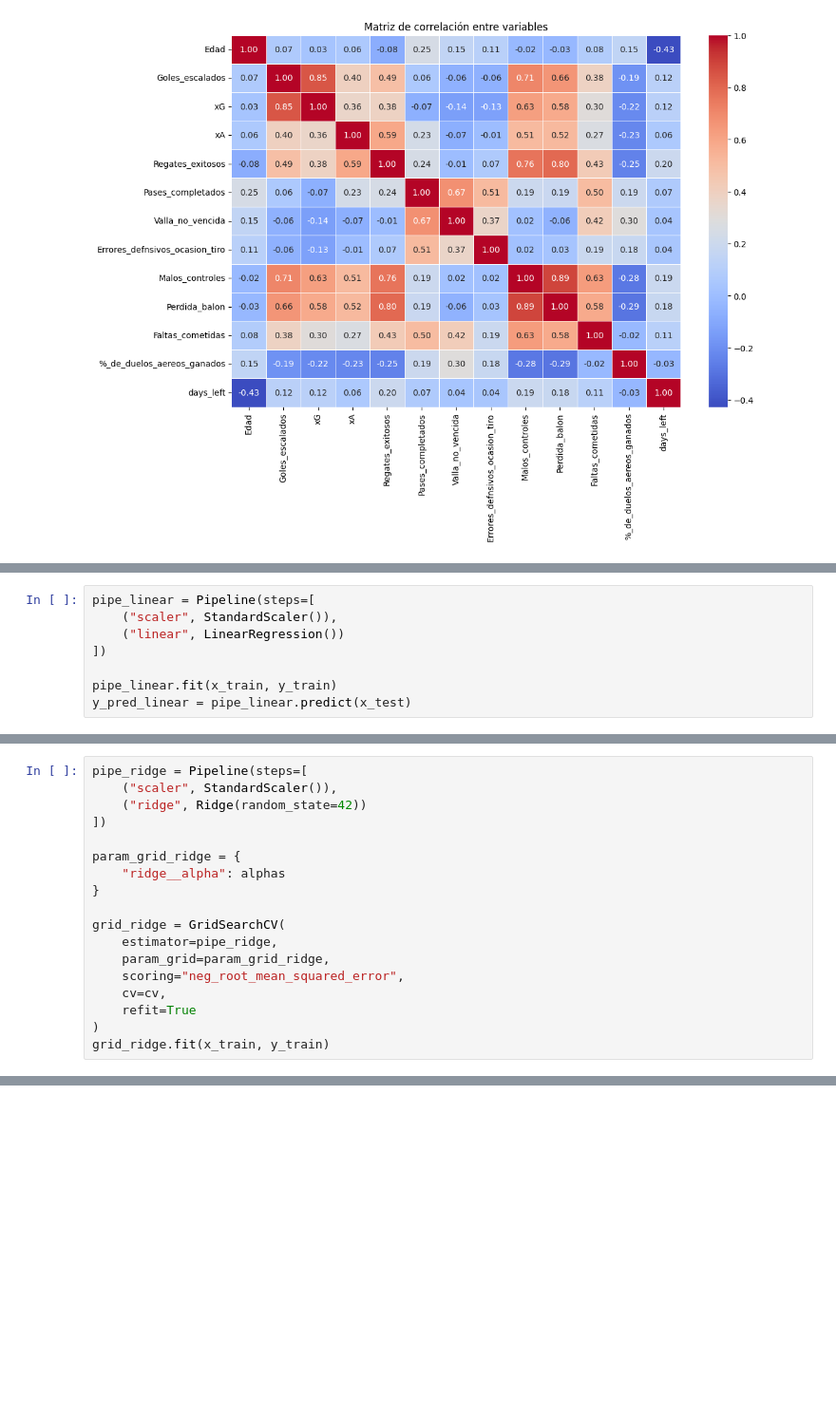
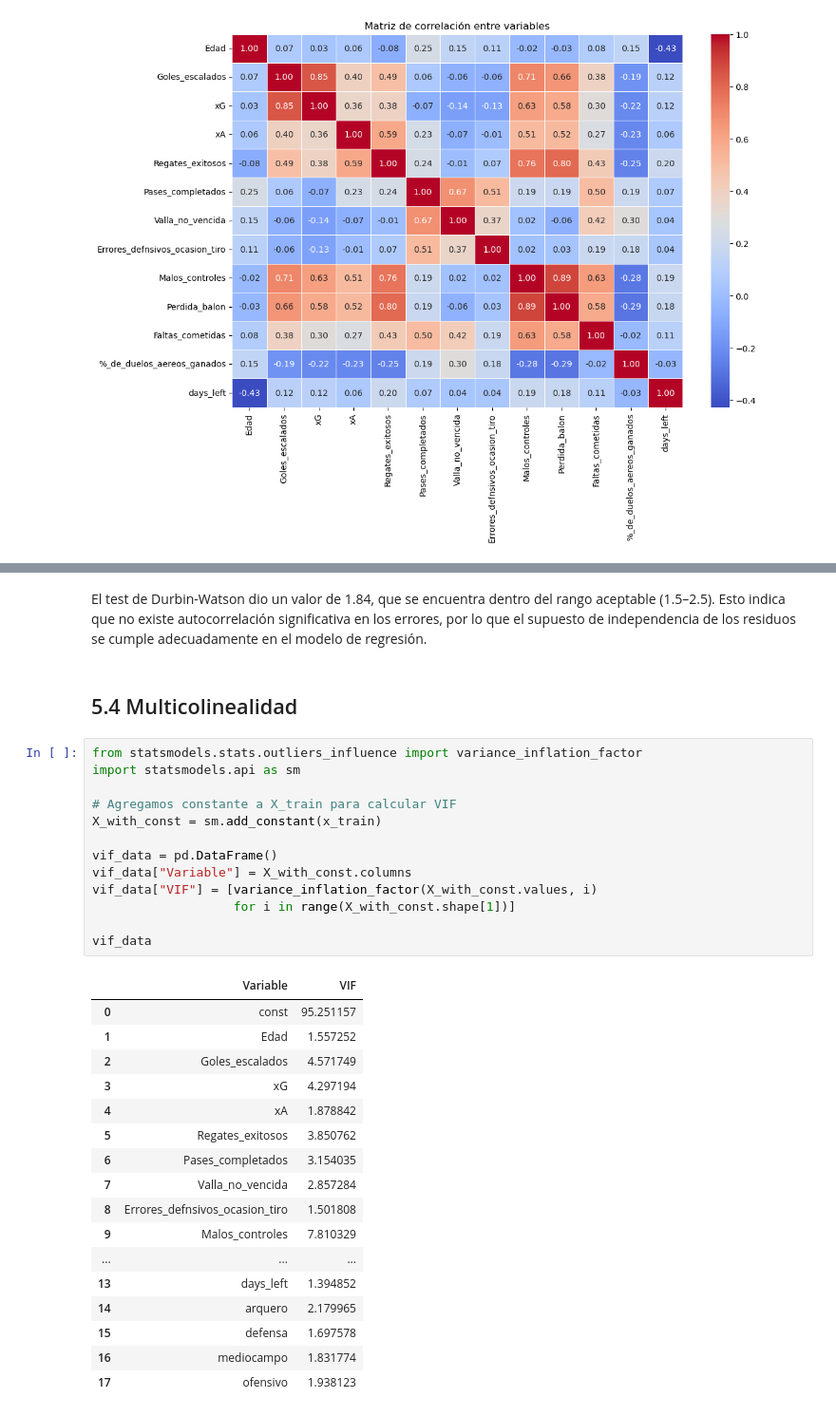
Before and after one commit to aneira3/Laboratorio1_BI, a Jupyter notebook: lab/lab1.ipynb, the cells around one changed output, grey strips where cells are left out. Shown at 95% size. Cells and saved outputs as stored; diff of their text form; blank space fills up the shorter version.

```diff
--- a/lab/lab1.ipynb
+++ b/lab/lab1.ipynb
@@ -639,8 +631,0 @@ cv = 5
-# %%
-pipe_linear = Pipeline(steps=[
-    ("scaler", StandardScaler()),
-    ("linear", LinearRegression())
-])
-
-pipe_linear.fit(x_train, y_train)
-y_pred_linear = pipe_linear.predict(x_test)
@@ -682,18 +631,0 @@ GridSearchCV(cv=5,
-# %%
-pipe_ridge = Pipeline(steps=[
-    ("scaler", StandardScaler()),
-    ("ridge", Ridge(random_state=42))
-])
-
-param_grid_ridge = {
-    "ridge__alpha": alphas
-}
-
-grid_ridge = GridSearchCV(
-    estimator=pipe_ridge,
-    param_grid=param_grid_ridge,
-    scoring="neg_root_mean_squared_error",
-    cv=cv,
-    refit=True
-)
-grid_ridge.fit(x_train, y_train)
@@ -912,0 +696,35 @@ Modelos guardados: linear, lasso, ridge pipelines + info
+# %% [markdown]
+El test de Durbin-Watson dio un valor de 1.84, que se encuentra dentro del rango aceptable (1.5–2.5). Esto indica que no existe autocorrelación significativa en los errores, por lo que el supuesto de independencia de los residuos se cumple adecuadamente en el modelo de regresión.
+# %% [markdown]
+## 5.4 Multicolinealidad
+# %%
+from statsmodels.stats.outliers_influence import variance_inflation_factor
+import statsmodels.api as sm
+
+# Agregamos constante a X_train para calcular VIF
+X_with_const = sm.add_constant(x_train)
+
+vif_data = pd.DataFrame()
+vif_data["Variable"] = X_with_const.columns
+vif_data["VIF"] = [variance_inflation_factor(X_with_const.values, i)
+                   for i in range(X_with_const.shape[1])]
+
+vif_data
+# %% [output]
+|  | Variable | VIF |
+| 0 | const | 95.251157 |
+| 1 | Edad | 1.557252 |
+| 2 | Goles_escalados | 4.571749 |
+| 3 | xG | 4.297194 |
+| 4 | xA | 1.878842 |
+| 5 | Regates_exitosos | 3.850762 |
+| 6 | Pases_completados | 3.154035 |
+| 7 | Valla_no_vencida | 2.857284 |
+| 8 | Errores_defnsivos_ocasion_tiro | 1.501808 |
+| 9 | Malos_controles | 7.810329 |
+| ... | ... | ... |
+| 13 | days_left | 1.394852 |
+| 14 | arquero | 2.179965 |
+| 15 | defensa | 1.697578 |
+| 16 | mediocampo | 1.831774 |
+| 17 | ofensivo | 1.938123 |
```
Also changed, not shown: parts of 44 cells of this notebook.
